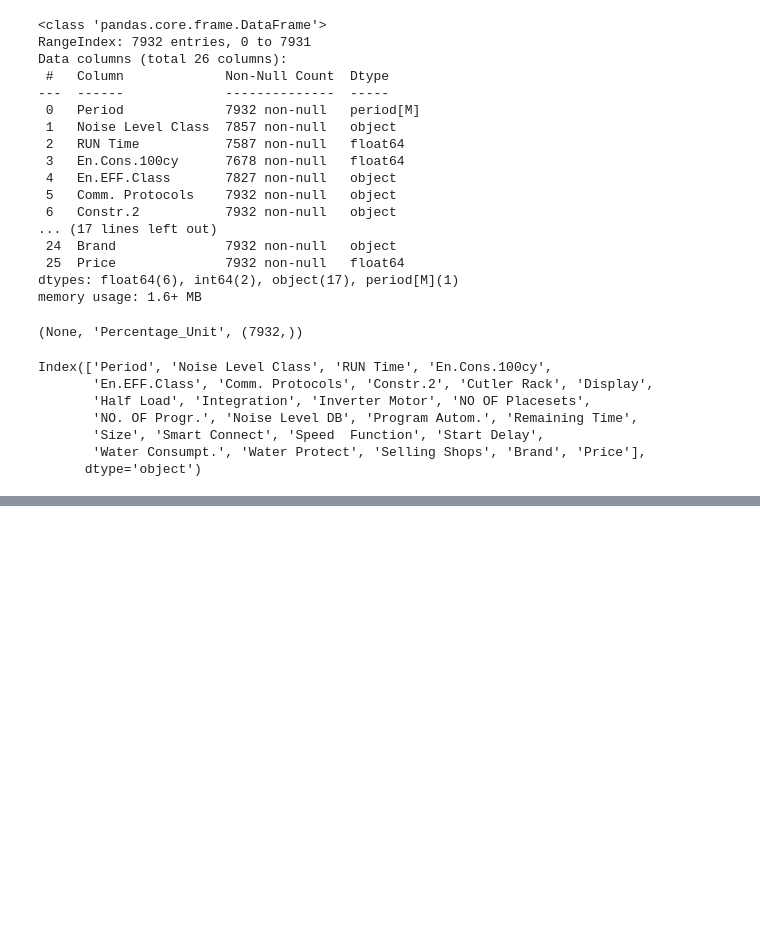
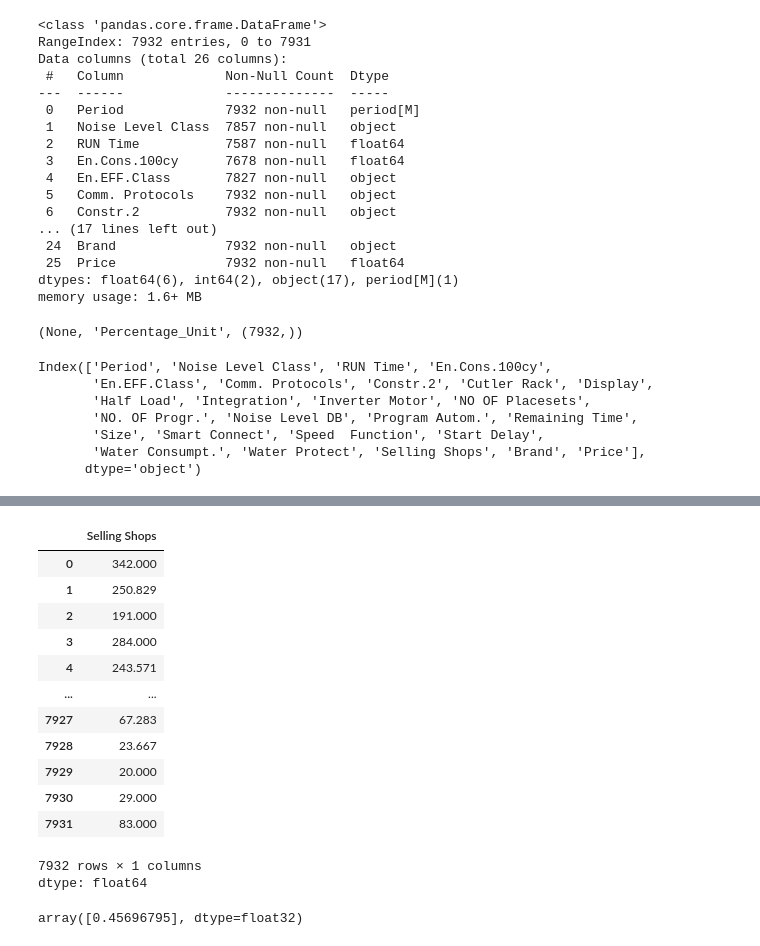
Before and after one commit to korkutanapa/stat571, a Jupyter notebook: stat571_project.ipynb, the cells around one changed output, grey strips where cells are left out. Drawn from its saved outputs; the diff is of its cells as text; code cells hidden in the pictures; blank space fills up the shorter version.

```diff
--- a/stat571_project.ipynb
+++ b/stat571_project.ipynb
@@ -1400,0 +1467,17 @@ ValueError: Input y contains infinity or a value too large for dtype('float64').
+# %%
+X1['Selling Shops']
+# %% [output]
+|  | Selling Shops |
+| 0 | 342.000 |
+| 1 | 250.829 |
+| 2 | 191.000 |
+| 3 | 284.000 |
+| 4 | 243.571 |
+| ... | ... |
+| 7927 | 67.283 |
+| 7928 | 23.667 |
+| 7929 | 20.000 |
+| 7930 | 29.000 |
+| 7931 | 83.000 |
+7932 rows × 1 columns
+dtype: float64
@@ -1400,0 +1486,30 @@ ValueError: Input y contains infinity or a value too large for dtype('float64').
+# %%
+import pandas as pd
+
+# === 1. Define the new input sample ===
+new_data = {
+    'Selling Shops': 100,
+    'Brand': 'AEG',
+    'Size': 'FULLSIZE',
+    'Constr.2': 'FREESTANDING',
+    'Display': 'YES',
+    'Noise Level DB': 45,
+    'En.EFF.Class': 'C',
+    'NO OF Placesets': 13,
+    'Integration': 'FULLY',
+    'Water Consumpt.': 10.5,
+    'Water Protect': 'YES',
+    'En.Cons.100cy': 95.0,
+    'Price': 600.0,
+    'Comm. Protocols': 'WiFi',
+    'Inverter Motor': 'YES',
+}
+
+new_df = pd.DataFrame([new_data])
+for col in new_df.select_dtypes(include="object").columns:
+    new_df[col] = new_df[col].astype("category")
+# === 6. Predict using final trained model ===
+predicted_percentage_unit = final_model.predict(new_df)
+predicted_percentage_unit
+# %% [output]
+array([0.45696795], dtype=float32)
```
Also changed, not shown: parts of 10 cells of this notebook.
